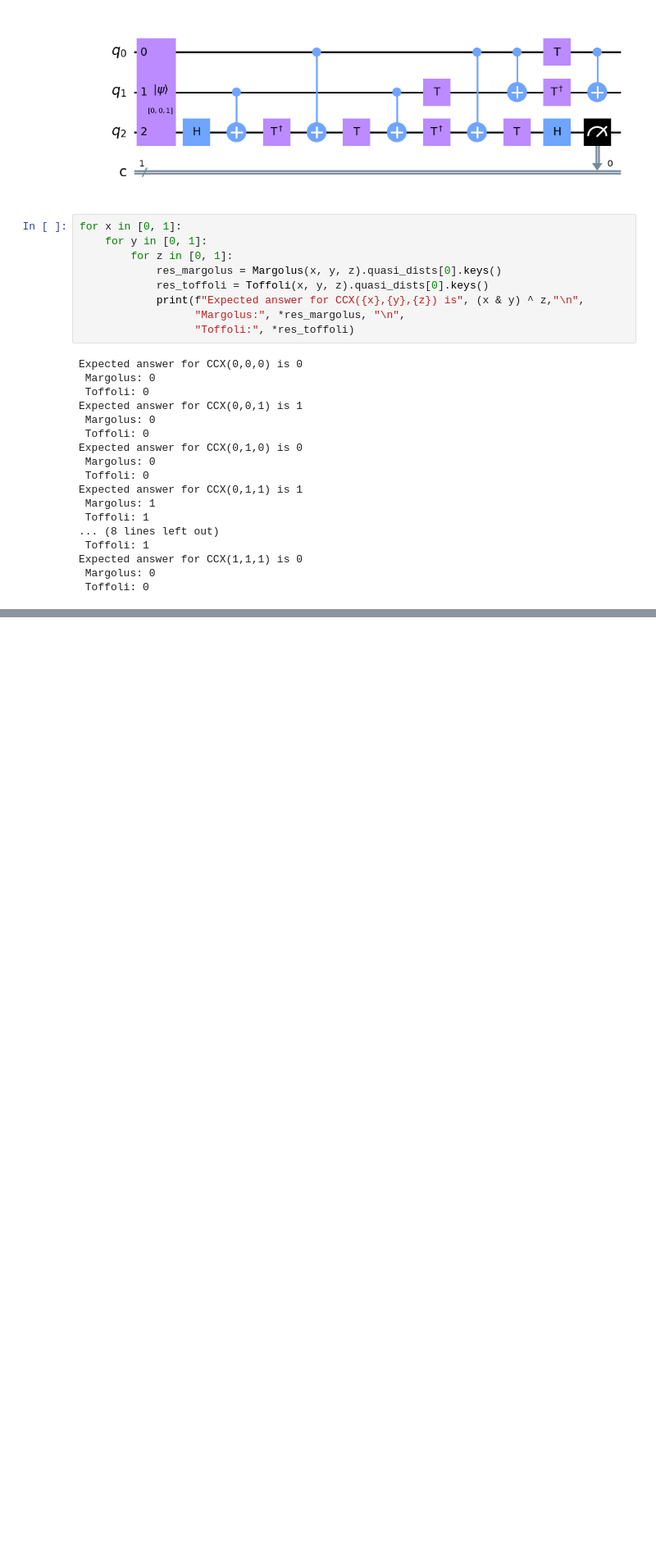
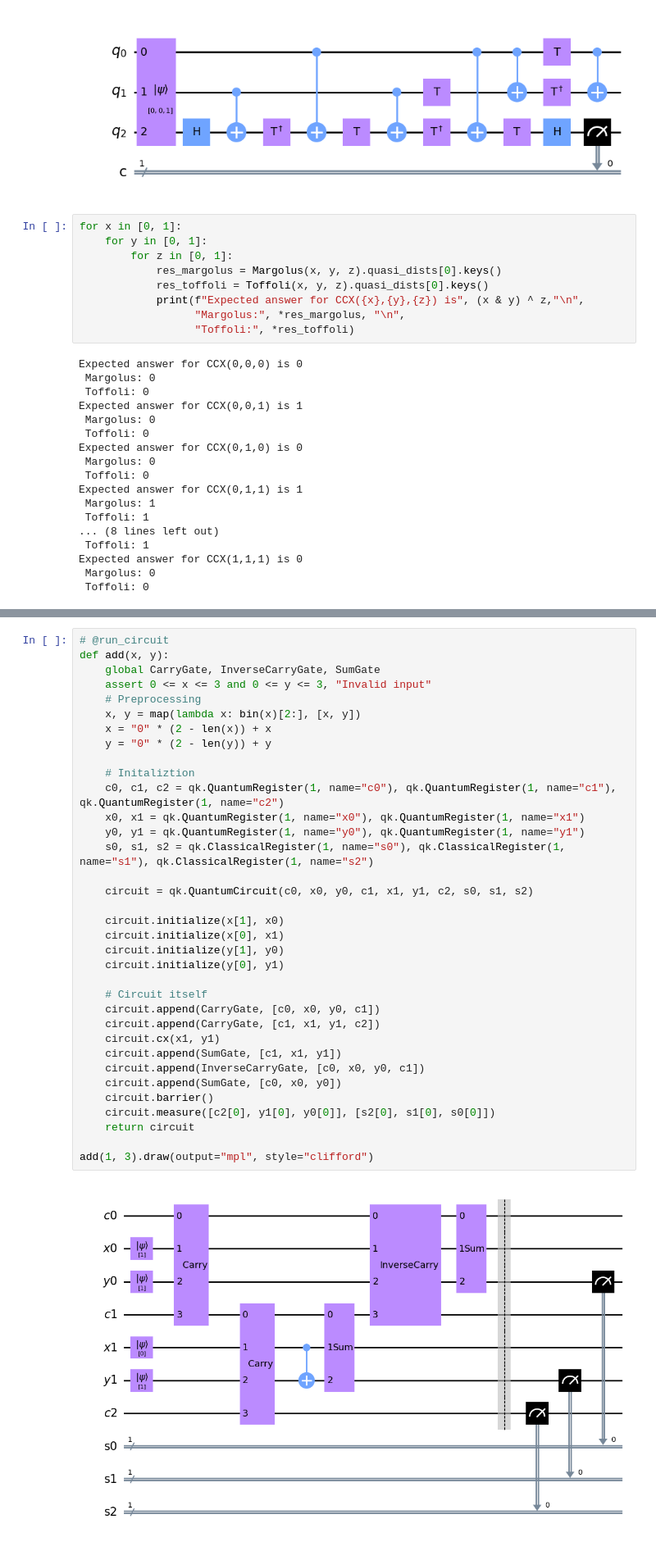
Before and after one commit to Aznatdor/Quantum-Computing, a Jupyter notebook: adder.ipynb, the cells around one changed output, grey strips where cells are left out. Shown at 82% size. Saved outputs shown, nothing was run; the diff lists cells and outputs as text; blank space fills up the shorter version.

```diff
--- a/adder.ipynb
+++ b/adder.ipynb
@@ -86,0 +112,37 @@ Expected answer for CCX(1,1,1) is 0
+# %%
+# @run_circuit
+def add(x, y):
+    global CarryGate, InverseCarryGate, SumGate
+    assert 0 <= x <= 3 and 0 <= y <= 3, "Invalid input"
+    # Preprocessing
+    x, y = map(lambda x: bin(x)[2:], [x, y])
+    x = "0" * (2 - len(x)) + x
+    y = "0" * (2 - len(y)) + y
+
+    # Initaliztion
+    c0, c1, c2 = qk.QuantumRegister(1, name="c0"), qk.QuantumRegister(1, name="c1"), qk.QuantumRegister(1, name="c2")
+    x0, x1 = qk.QuantumRegister(1, name="x0"), qk.QuantumRegister(1, name="x1")
+    y0, y1 = qk.QuantumRegister(1, name="y0"), qk.QuantumRegister(1, name="y1")
+    s0, s1, s2 = qk.ClassicalRegister(1, name="s0"), qk.ClassicalRegister(1, name="s1"), qk.ClassicalRegister(1, name="s2")
+
+    circuit = qk.QuantumCircuit(c0, x0, y0, c1, x1, y1, c2, s0, s1, s2)
+
+    circuit.initialize(x[1], x0)
+    circuit.initialize(x[0], x1)
+    circuit.initialize(y[1], y0)
+    circuit.initialize(y[0], y1)
+
+    # Circuit itself
+    circuit.append(CarryGate, [c0, x0, y0, c1])
+    circuit.append(CarryGate, [c1, x1, y1, c2])
+    circuit.cx(x1, y1)
+    circuit.append(SumGate, [c1, x1, y1])
+    circuit.append(InverseCarryGate, [c0, x0, y0, c1])
+    circuit.append(SumGate, [c0, x0, y0])
+    circuit.barrier()
+    circuit.measure([c2[0], y1[0], y0[0]], [s2[0], s1[0], s0[0]])
+    return circuit
+
+add(1, 3).draw(output="mpl", style="clifford")
+# %% [output]
+[figure, added]
```
Also changed, not shown: parts of 6 cells of this notebook.
